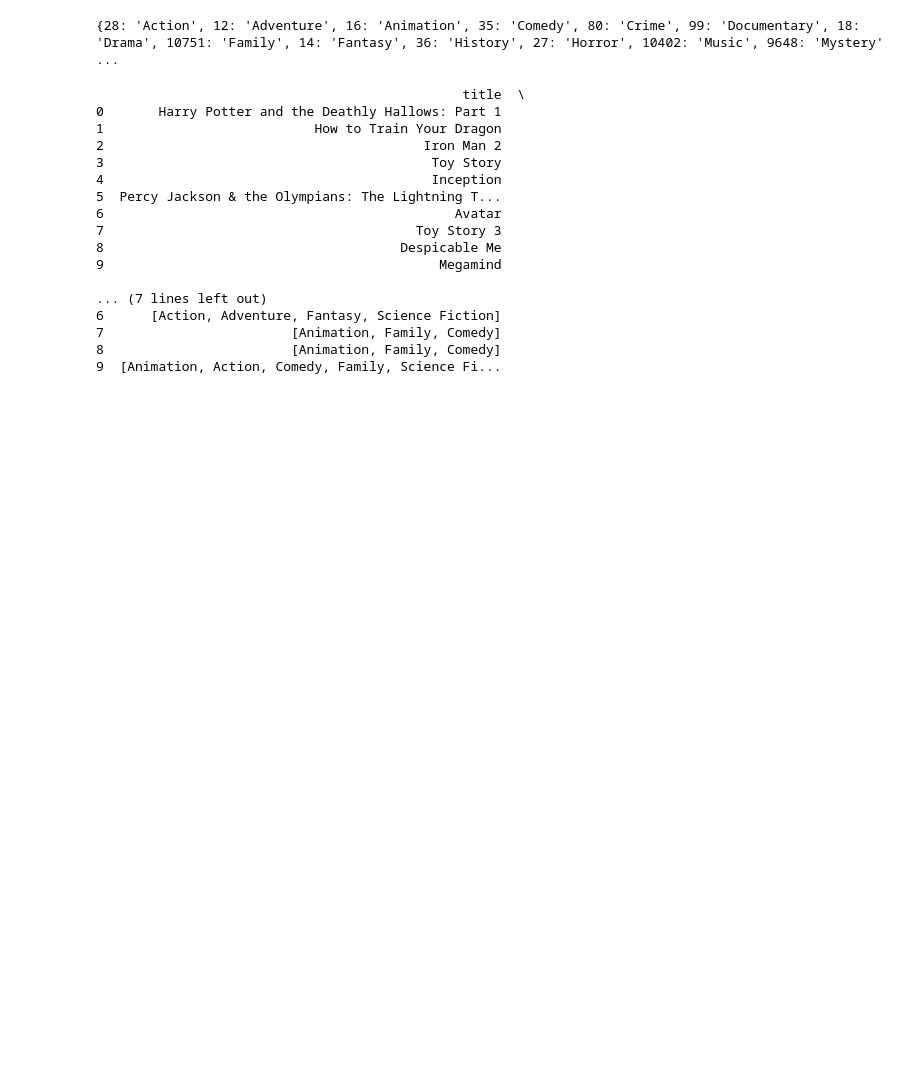
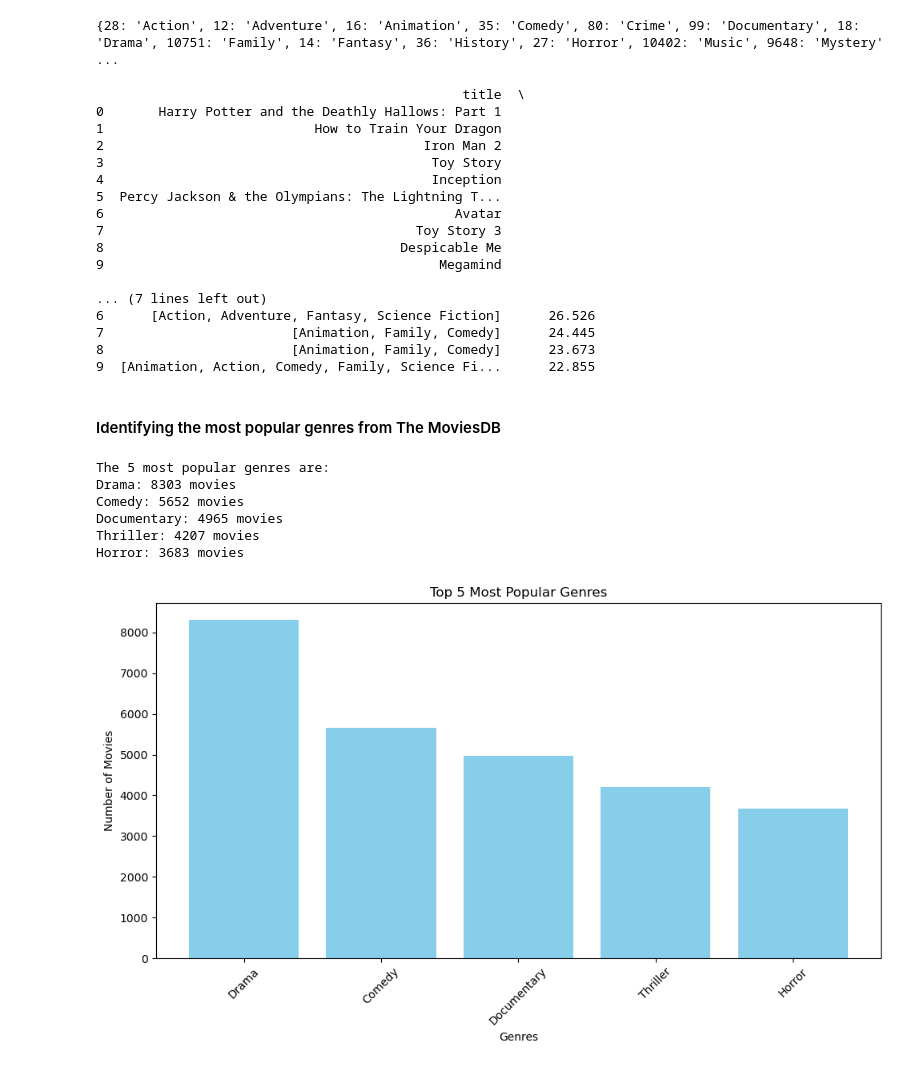
Before and after one commit to Kevan-Muthomi/DS-Phase_1_Project, a Jupyter notebook: student.ipynb, the cells around one changed output. Cells and saved outputs as stored; diff of their text form; code cells hidden in the pictures; blank space fills up the shorter version.

Commit message:
Added Visualizations

```diff
--- a/student.ipynb
+++ b/student.ipynb
@@ -427,6 +427,7 @@ else:
 # %% [output]
 {28: 'Action', 12: 'Adventure', 16: 'Animation', 35: 'Comedy', 80: 'Crime', 99: 'Documentary', 18: 'Drama', 10751: 'Family', 14: 'Fantasy', 36: 'History', 27: 'Horror', 10402: 'Music', 9648: 'Mystery' ...
 # %%
+# Sorting The Movies data by movie_title, genre and popularity
 # Function to convert genre IDs to their respective names
 def get_genres(genre_ids):
     genres = []
@@ -441,7 +442,7 @@ def get_genres(genre_ids):
 tm_movie_list['genres'] = tm_movie_list['genre_ids'].apply(lambda x: get_genres(eval(x)))
 
 # Displaying the movie titles along with their corresponding genres
-print(movie_list[['title', 'genres']].head(10))
+print(tm_movie_list[['title', 'genres','popularity']].head(10))
 # %% [output]
                                                title  \
 0       Harry Potter and the Deathly Hallows: Part 1
@@ -456,7 +457,48 @@ print(movie_list[['title', 'genres']].head(10))
 9                                           Megamind
 
 ... (7 lines left out)
-6      [Action, Adventure, Fantasy, Science Fiction]
-7                        [Animation, Family, Comedy]
-8                        [Animation, Family, Comedy]
-9  [Animation, Action, Comedy, Family, Science Fi...
+6      [Action, Adventure, Fantasy, Science Fiction]      26.526
+7                        [Animation, Family, Comedy]      24.445
+8                        [Animation, Family, Comedy]      23.673
+9  [Animation, Action, Comedy, Family, Science Fi...      22.855
+# %% [markdown]
+#### Identifying the most popular genres from The MoviesDB
+# %%
+#Identifying the 5 most popular genres
+from collections import Counter
+# Flatten the lists of genres into a single list
+tmdb_genres = [genre for genres in tm_movie_list['genres'] for genre in genres]
+
+# Count the occurrences of each genre
+tmdb_genre_counts = Counter(tmdb_genres)
+
+# Identify the 5 most popular genres
+tmdb_top_5_genres = tmdb_genre_counts.most_common(5)
+print("The 5 most popular genres are:")
+for genre, count in tmdb_top_5_genres:
+    print(f"{genre}: {count} movies")
+# %% [output]
+The 5 most popular genres are:
+Drama: 8303 movies
+Comedy: 5652 movies
+Documentary: 4965 movies
+Thriller: 4207 movies
+Horror: 3683 movies
+# %%
+#Creating a visualization for the output above
+tmdb_top_genres = [genre[0] for genre in tmdb_top_5_genres]
+tmdb_genre_counts = [count[1] for count in tmdb_top_5_genres]
+
+# Creating a bar plot
+plt.figure(figsize=(10, 6))
+plt.bar(tmdb_top_genres, tmdb_genre_counts, color='skyblue')
+plt.title('Top 5 Most Popular Genres')
+plt.xlabel('Genres')
+plt.ylabel('Number of Movies')
+plt.xticks(rotation=45)  # Rotate x-axis labels for better readability if needed
+plt.tight_layout()
+
+# Displaying the plot
+plt.show()
+# %% [output]
+[figure, added]
```
